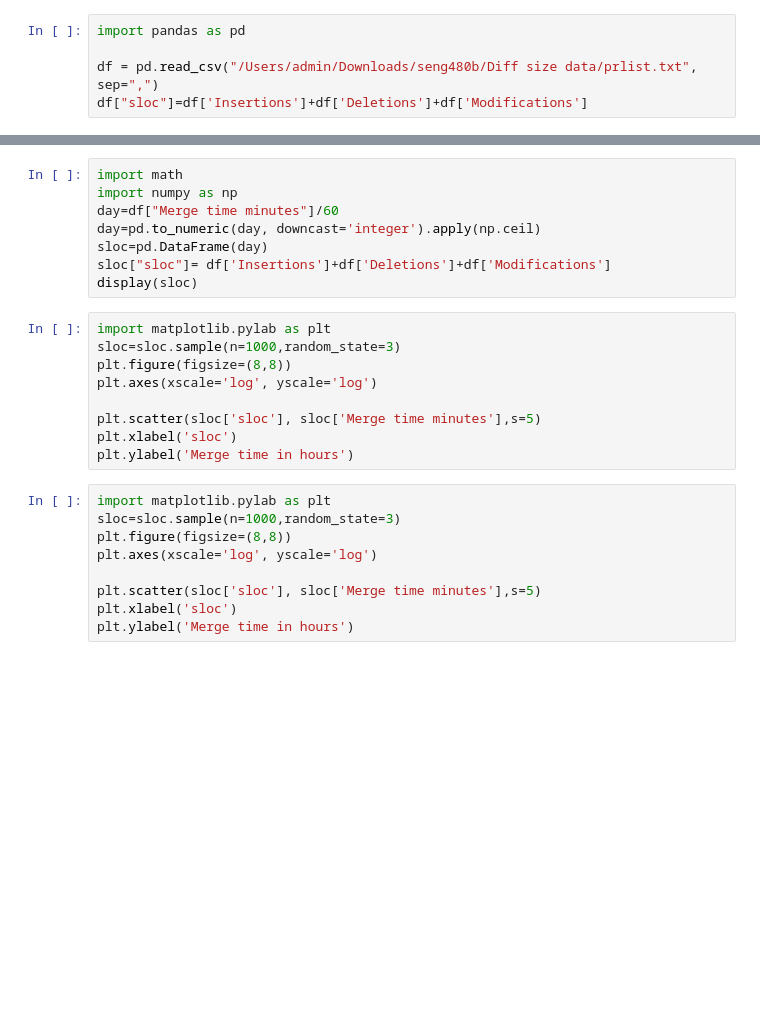
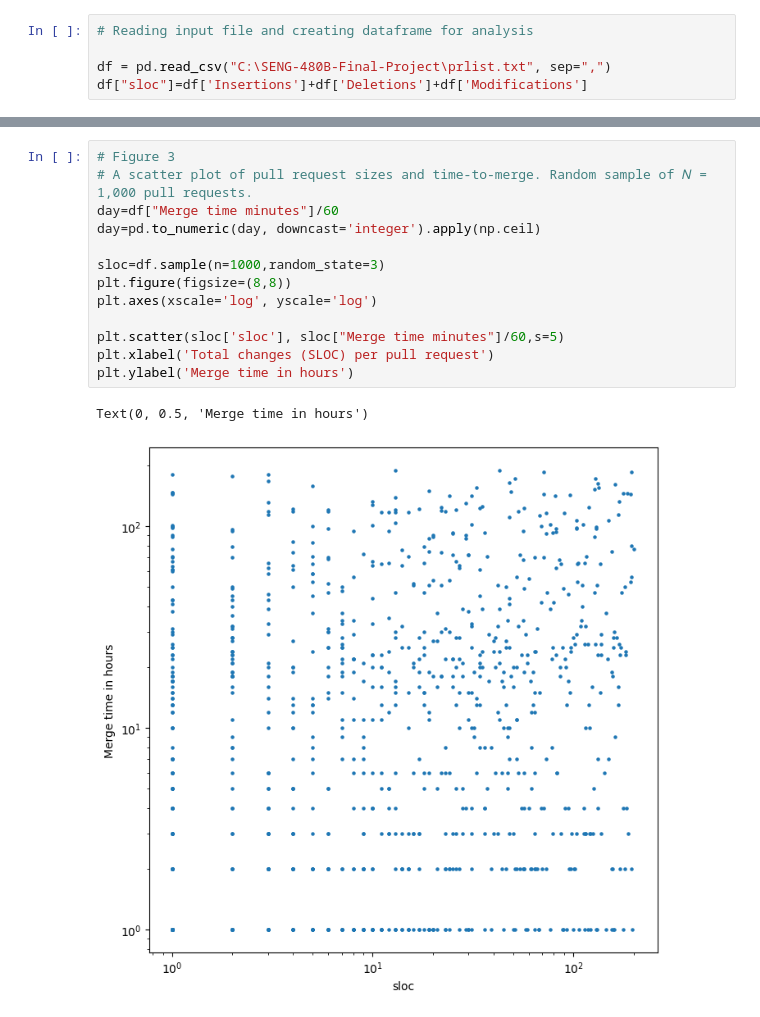
Before and after one commit to GuillaumeClaude/SENG-480B-Final-Project, a Jupyter notebook: Code/analysis.ipynb, the cells around one changed output, grey strips where cells are left out. Saved outputs shown, nothing was run; the diff lists cells and outputs as text; blank space fills up the shorter version.

```diff
--- a/Code/analysis.ipynb
+++ b/Code/analysis.ipynb
@@ -1,5 +6,5 @@
 # %%
-import pandas as pd
+# Reading input file and creating dataframe for analysis
 
-df = pd.read_csv("/Users/admin/Downloads/seng480b/Diff size data/prlist.txt", sep=",")
+df = pd.read_csv("C:\SENG-480B-Final-Project\prlist.txt", sep=",")
 df["sloc"]=df['Insertions']+df['Deletions']+df['Modifications']
@@ -26,26 +76,16 @@ df.describe()
-# %%
-import math
-import numpy as np
-day=df["Merge time minutes"]/60
-day=pd.to_numeric(day, downcast='integer').apply(np.ceil)
-sloc=pd.DataFrame(day)
-sloc["sloc"]= df['Insertions']+df['Deletions']+df['Modifications']
-display(sloc)
 # %%
-import matplotlib.pylab as plt
-sloc=sloc.sample(n=1000,random_state=3)
+# Figure 3
+# A scatter plot of pull request sizes and time-to-merge. Random sample of 𝑁 = 1,000 pull requests.
+day=df["Merge time minutes"]/60
+day=pd.to_numeric(day, downcast='integer').apply(np.ceil)
+
+sloc=df.sample(n=1000,random_state=3)
 plt.figure(figsize=(8,8))
 plt.axes(xscale='log', yscale='log')
 
-plt.scatter(sloc['sloc'], sloc['Merge time minutes'],s=5)
-plt.xlabel('sloc')
+plt.scatter(sloc['sloc'], sloc["Merge time minutes"]/60,s=5)
+plt.xlabel('Total changes (SLOC) per pull request')
 plt.ylabel('Merge time in hours')
+# %% [output]
+Text(0, 0.5, 'Merge time in hours')
+[figure, added]
-# %%
-import matplotlib.pylab as plt
-sloc=sloc.sample(n=1000,random_state=3)
-plt.figure(figsize=(8,8))
-plt.axes(xscale='log', yscale='log')
-
-plt.scatter(sloc['sloc'], sloc['Merge time minutes'],s=5)
-plt.xlabel('sloc')
-plt.ylabel('Merge time in hours')
```
Also changed, not shown: parts of 5 cells of this notebook, 1 other file.
